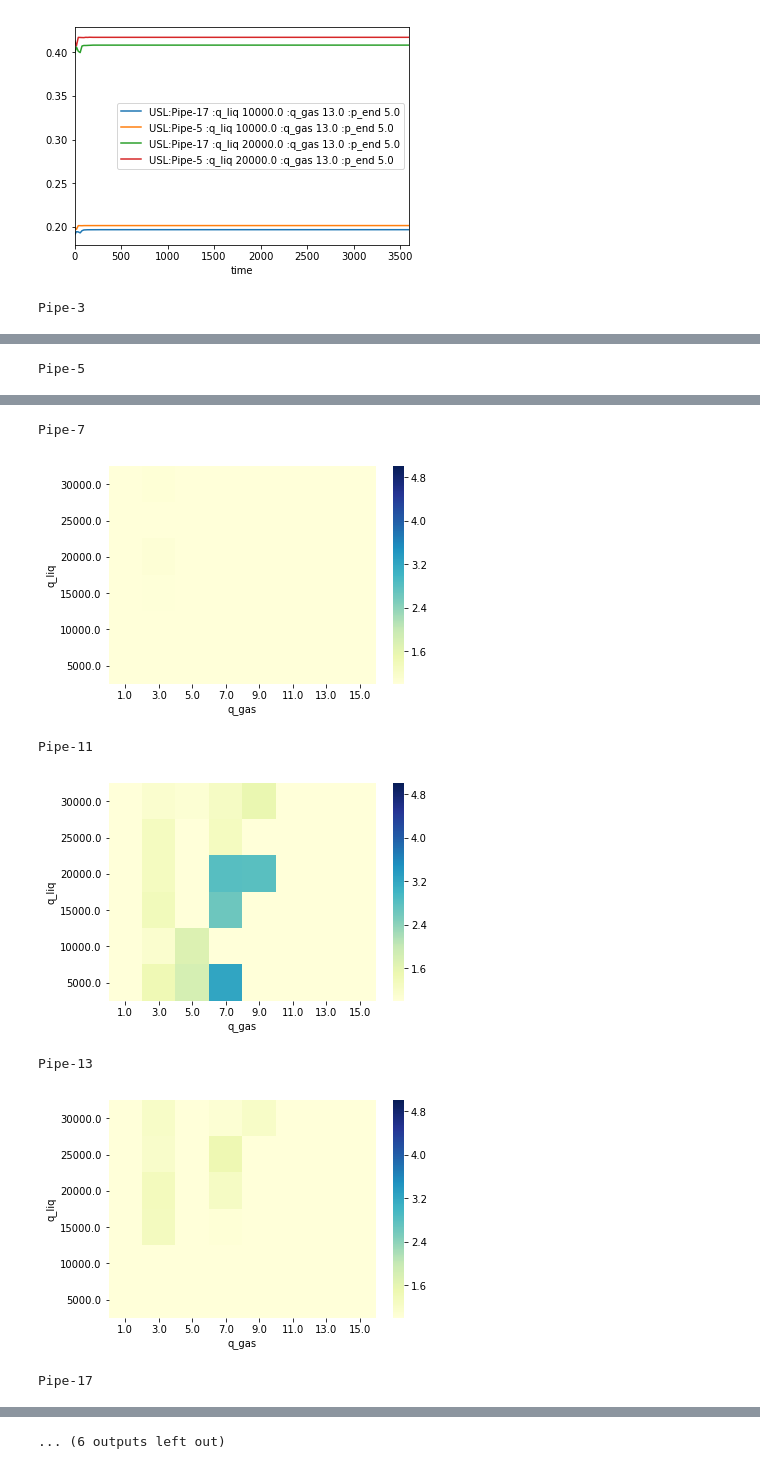
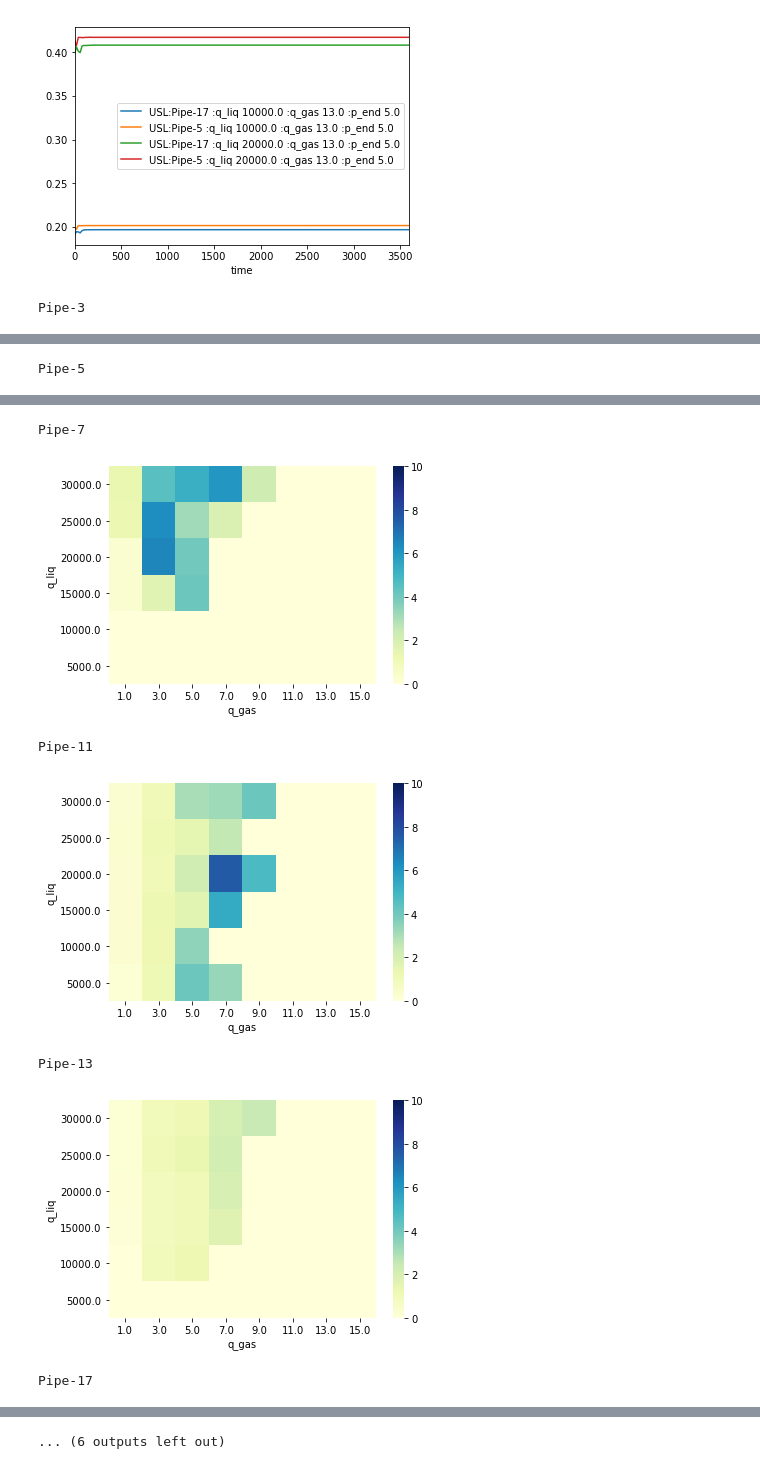
Before and after one commit to Shabonasar/TplRead, a Jupyter notebook: Анализ 1.ipynb, the cells around one changed output, grey strips where cells are left out. Drawn from its saved outputs; the diff is of its cells as text; code cells hidden in the pictures.

```diff
--- a/Анализ 1.ipynb
+++ b/Анализ 1.ipynb
@@ -54,8 +54,8 @@ t.get_trend(key_list=['USL'],p_end_list=[5],point_list=['Pipe-17','Pipe-5'],q_ga
 # %%
 for pp in t.pipe_list:
     print(pp)
-    a=t.get_matr_ql_qg(pipe=pp,p_end=10)
-    sns.heatmap(a,cmap="YlGnBu", vmin=1, vmax=5)
+    a=t.get_matr_ql_qg(pipe=pp,p_end=10,val='mech')
+    sns.heatmap(a,cmap="YlGnBu", vmin=0, vmax=10)
     show()
 # %% [output]
 Pipe-3
@@ -65,7 +65,7 @@ Pipe-5
 Pipe-7
-[figure, old version]
+[figure, new version]
 Pipe-11
-[figure, old version]
+[figure, new version]
 Pipe-13
-[figure, old version]
+[figure, new version]
 Pipe-17
```
Also changed, not shown: parts of 1 cell of this notebook, 1 other file.
